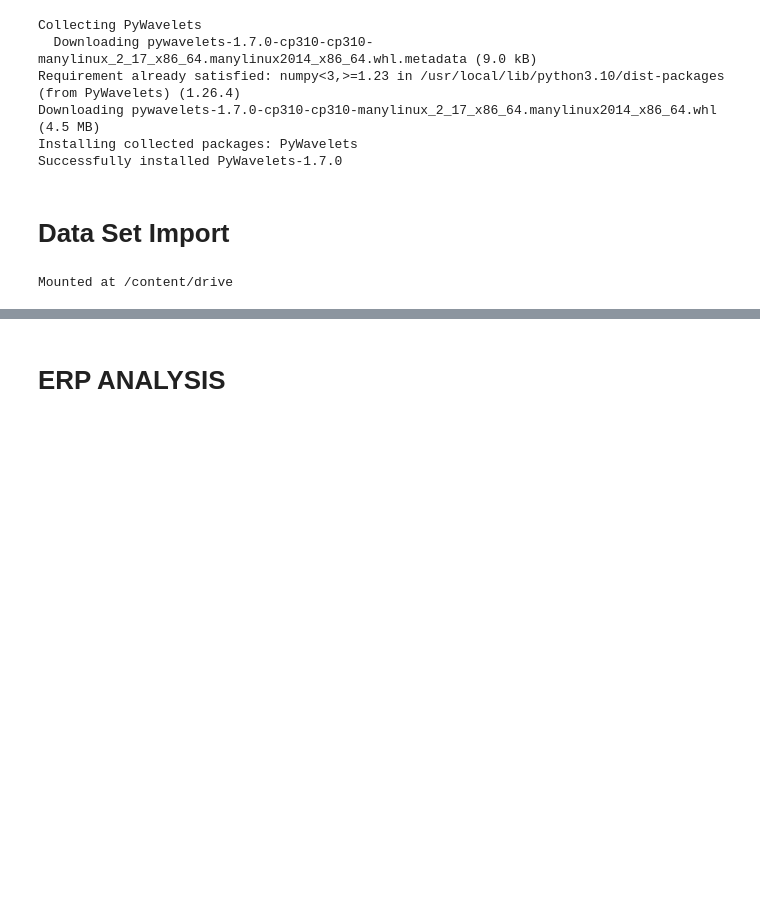
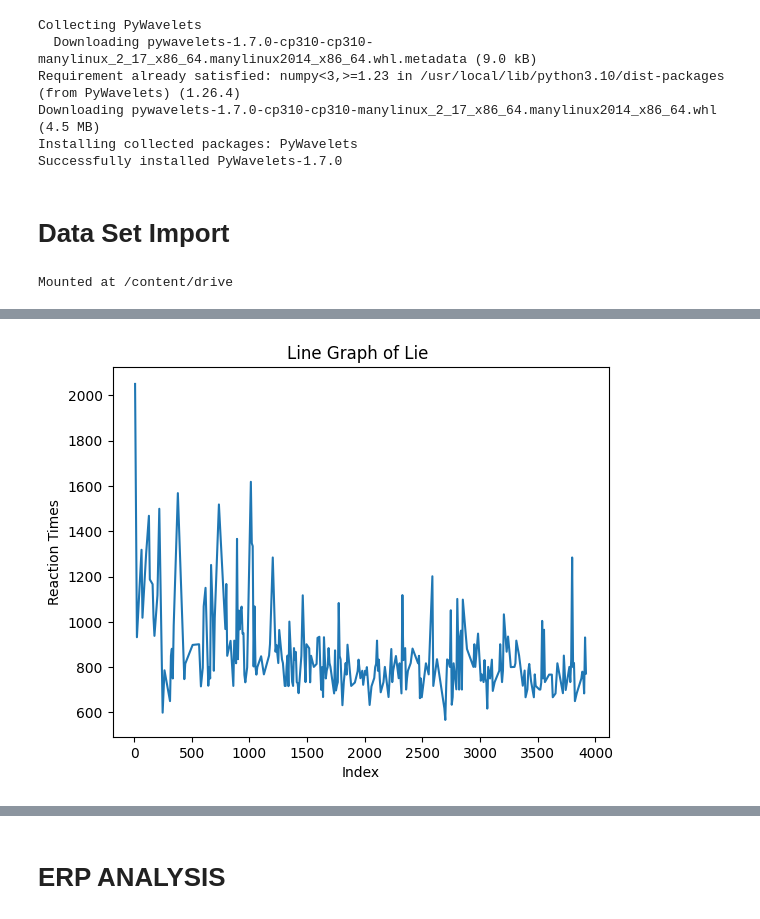
Before and after one commit to eldhosejoseph/thesis, a Jupyter notebook: ce901_thesis.ipynb, the cells around one changed output, grey strips where cells are left out. Cells and saved outputs as stored; diff of their text form; code cells hidden in the pictures; blank space fills up the shorter version.

```diff
--- a/ce901_thesis.ipynb
+++ b/ce901_thesis.ipynb
@@ -274,0 +502,4 @@ def player_df(player):
+# %%
+#filtering false
+lie_df=filter(updated_df_tf,'3',['playerinput_Lie_1', 'playerinput_Lie_2', 'playerinput_Lie_3', 'playerinput_Lie_4', 'playerinput_Lie_5', 'playerinput_Lie_6'])
+lie_df['3'].value_counts()
@@ -274,0 +527,11 @@ def player_df(player):
+# %%
+data=lie_df.iloc[:,0]
+
+# Create a line graph
+data.plot(kind='line')
+plt.title('Line Graph of Lie ')
+plt.xlabel('Index')
+plt.ylabel('Reaction Times')
+plt.show()
+# %% [output]
+[figure, added]
```
Also changed, not shown: parts of 59 cells of this notebook.
